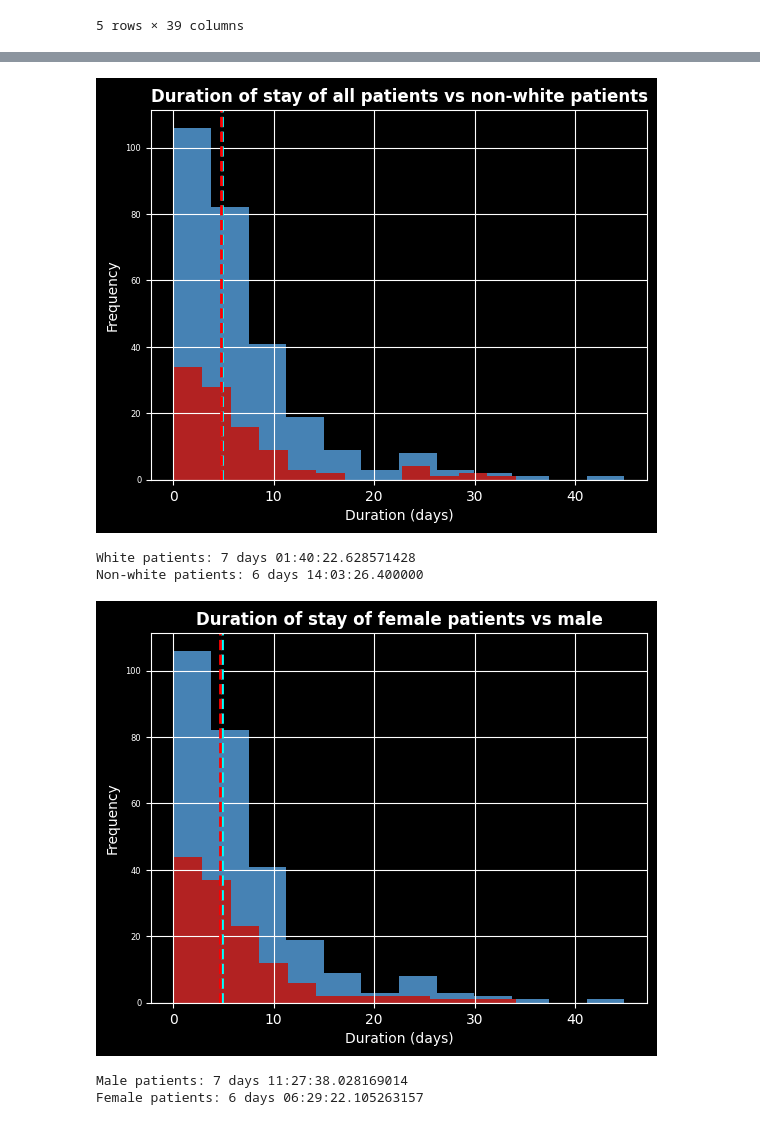
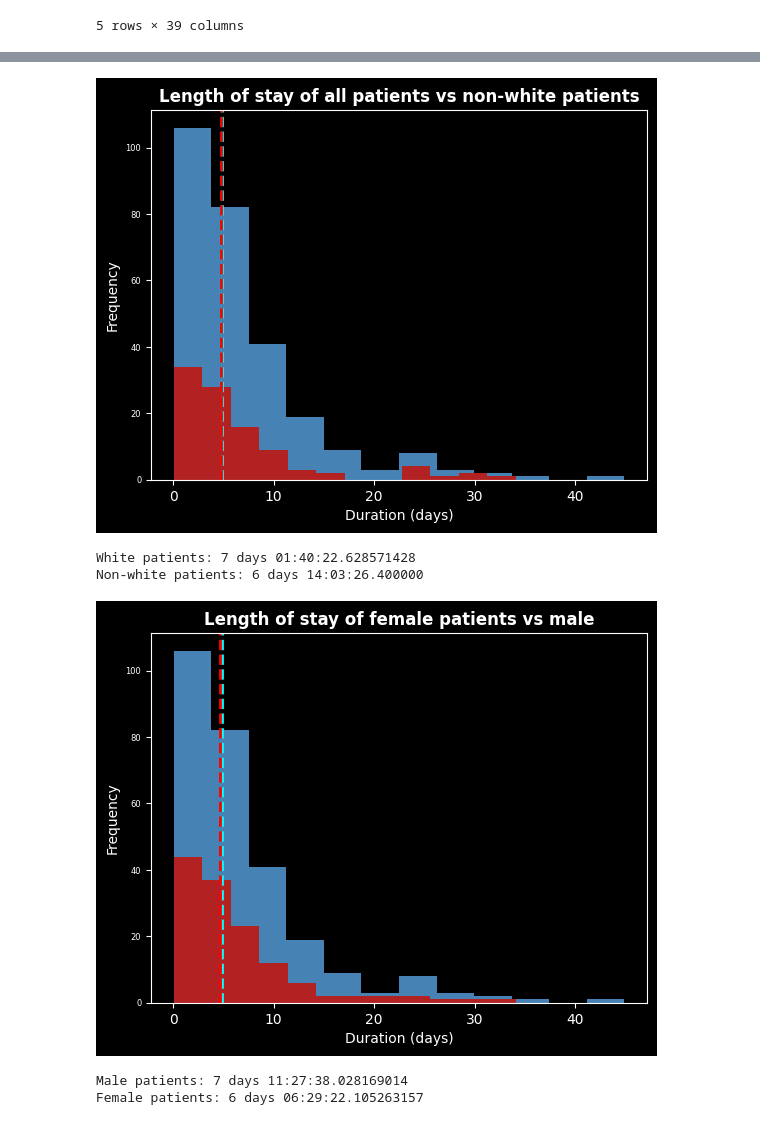
Before and after one commit to kkkarnav/MIMIC, a Jupyter notebook: 1_length_of_stay.ipynb, the cells around one changed output, grey strips where cells are left out. Saved outputs shown, nothing was run; the diff lists cells and outputs as text; code cells hidden in the pictures.

```diff
--- a/1_length_of_stay.ipynb
+++ b/1_length_of_stay.ipynb
@@ -114,22 +114,23 @@ Medicaid-insured patients: 6 days 10:52:10.909090909
 # %%
 # Non-white patients are discharged, on average, significantly quicker than white patients
 non_white_df = df[~df["race"].str.contains("WHITE")]
 main_df = df[~df.index.isin(non_white_df.index)]
 
 ax = (df["length_of_stay"].dt.total_seconds() / 86400).hist(bins=12, xlabelsize=10, ylabelsize=6, color="steelblue")
 plt.axvline((df["length_of_stay"].dt.total_seconds() / 86400).median(), color='aqua', linestyle='dashed', linewidth=2)
 ax2 = (non_white_df["length_of_stay"].dt.total_seconds() / 86400).hist(bins=12, xlabelsize=10, ylabelsize=6, color="firebrick")
 plt.axvline((non_white_df["length_of_stay"].dt.total_seconds() / 86400).median(), color='red', linestyle='dashed', linewidth=2)
 
-ax.set_title('Duration of stay of all patients vs non-white patients', weight='bold')
+ax.set_title('Length of stay of all patients vs non-white patients', weight='bold')
 ax.set_xlabel('Duration (days)')
 ax.set_ylabel('Frequency')
+plt.grid(False)
 plt.show()
 
 print(f"White patients: {main_df['length_of_stay'].mean()}")
 print(f"Non-white patients: {non_white_df['length_of_stay'].mean()}")
 # %% [output]
-[figure, old version]
+[figure, new version]
 White patients: 7 days 01:40:22.628571428
 Non-white patients: 6 days 14:03:26.400000
 # %%
@@ -142,15 +143,16 @@ plt.axvline((df["length_of_stay"].dt.total_seconds() / 86400).median(), color='a
 ax2 = (female_df["length_of_stay"].dt.total_seconds() / 86400).hist(bins=12, xlabelsize=10, ylabelsize=6, color="firebrick")
 plt.axvline((female_df["length_of_stay"].dt.total_seconds() / 86400).median(), color='red', linestyle='dashed', linewidth=2)
 
-ax.set_title('Duration of stay of female patients vs male', weight='bold')
+ax.set_title('Length of stay of female patients vs male', weight='bold')
 ax.set_xlabel('Duration (days)')
 ax.set_ylabel('Frequency')
+plt.grid(False)
 plt.show()
 
 print(f"Male patients: {main_df['length_of_stay'].mean()}")
 print(f"Female patients: {female_df['length_of_stay'].mean()}")
 # %% [output]
-[figure, old version]
+[figure, new version]
 Male patients: 7 days 11:27:38.028169014
 Female patients: 6 days 06:29:22.105263157
 # %%
```
Also changed, not shown: parts of 14 cells of this notebook.
